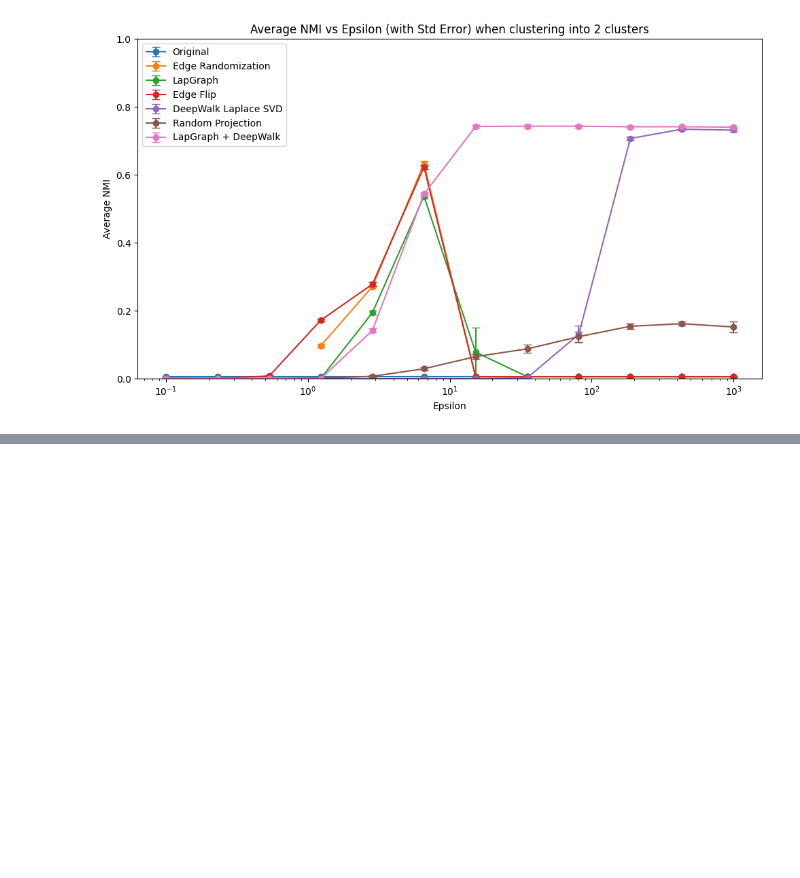
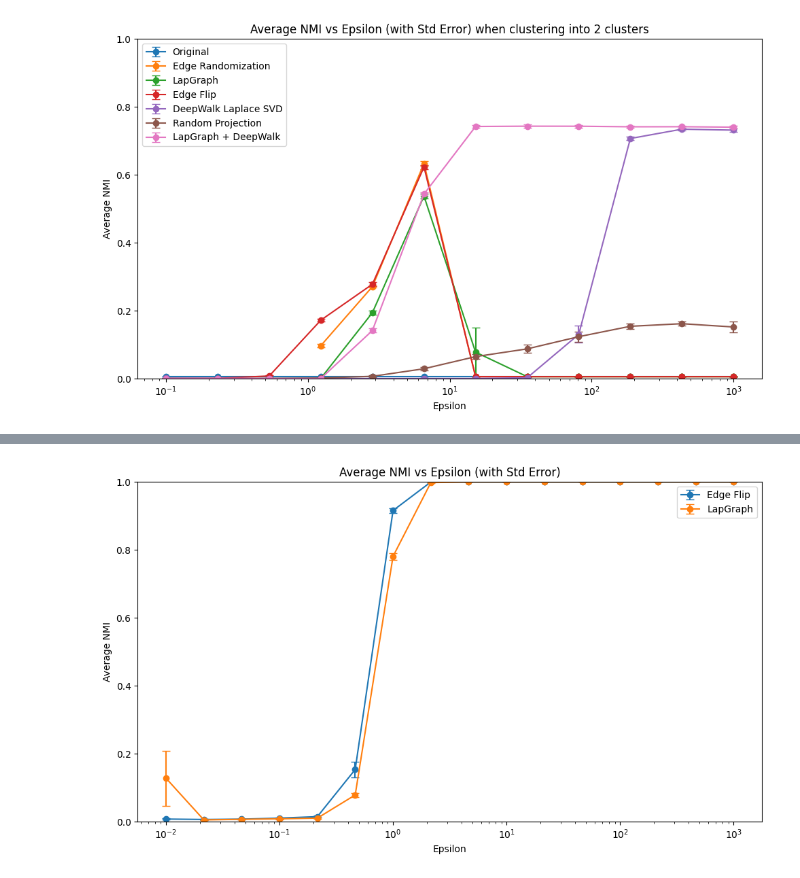
Before and after one commit to hungndo/Privacy_Network_Embeddings, a Jupyter notebook: DP_comparisons.ipynb, the cells around one changed output, grey strips where cells are left out. Drawn from its saved outputs; the diff is of its cells as text; code cells hidden in the pictures; blank space fills up the shorter version.

```diff
--- a/DP_comparisons.ipynb
+++ b/DP_comparisons.ipynb
@@ -406,0 +545,6 @@ plt.show()
+# %%
+X = deepwalk_laplace_svd(A, deepwalk_dimension, walk_length=5, epsilon=1000, take_log=False)
+X = X.detach().numpy()
+kmeans = KMeans(n_clusters=3, n_init=10, random_state=0)
+cluster_labels = kmeans.fit_predict(X)
+normalized_mutual_info_score(true_labels, cluster_labels)
@@ -913,0 +1079,8 @@ plt.show()
+# %%
+torch.manual_seed(0)
+np.random.seed(0)
+
+deepwalk_dimension=64
+walk_length = 2
+n_clusters = 3
+sample_size = 10  # Number of runs for each method and epsilon
@@ -913,0 +1209,43 @@ plt.show()
+# %%
+# Compute mean and std for each method at each epsilon
+method_means = {}
+method_stds = {}
+for method in results:
+    means = []
+    stds = []
+    for j, eps in enumerate(epsilon_values):
+        nmi_scores = [v for v in results[method][j] if v is not None]
+        if len(nmi_scores) > 0:
+            means.append(np.mean(nmi_scores))
+            stds.append(np.std(nmi_scores, ddof=1)/np.sqrt(sample_size))
+        else:
+            means.append(np.nan)
+            stds.append(np.nan)
+    method_means[method] = means
+    method_stds[method] = stds
+
+# Plot
+plt.figure(figsize=(10, 6))
+for i, method in enumerate(results.keys()):
+    means = method_means[method]
+    stds = method_stds[method]
+    plt.errorbar(
+        [float(e) for e in epsilon_values],
+        means,
+        yerr=stds,
+        label=method,
+        marker='o',
+        capsize=4,
+        linestyle='-'
+    )
+
+plt.xscale('log')
+plt.ylim(0,1)
+plt.xlabel('Epsilon')
+plt.ylabel('Average NMI')
+plt.title('Average NMI vs Epsilon (with Std Error)')
+plt.legend()
+plt.tight_layout()
+plt.show()
+# %% [output]
+[figure, added]
```
Also changed, not shown: parts of 23 cells of this notebook, 12 other files.
